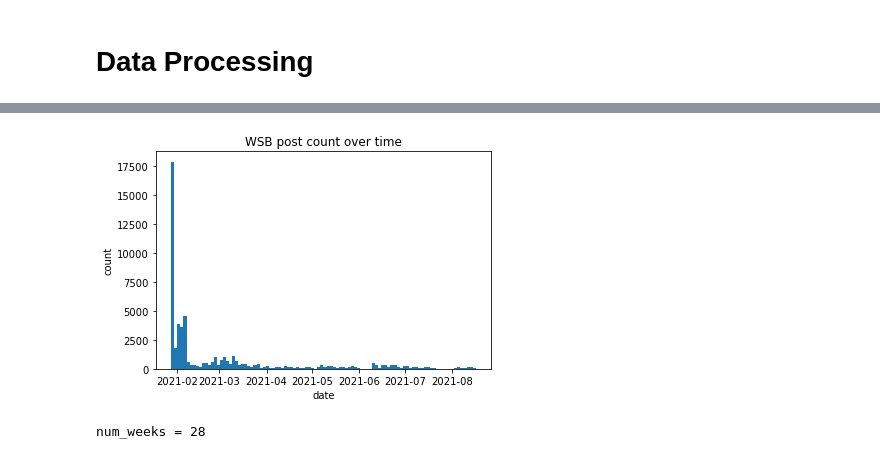
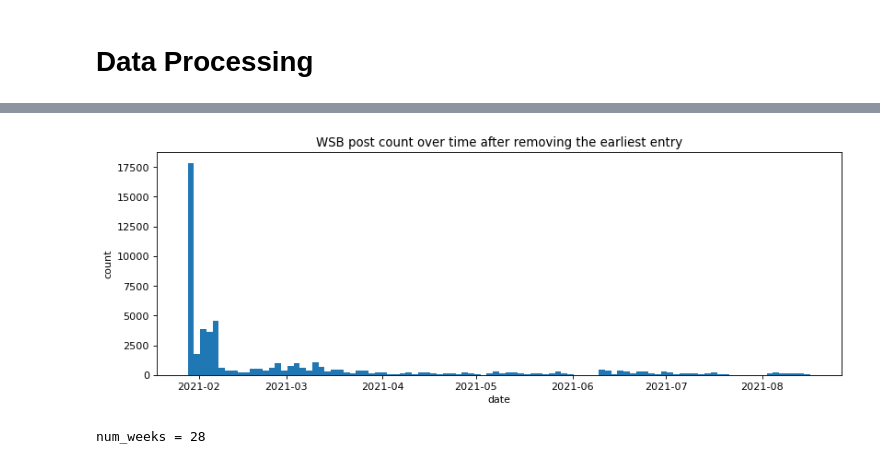
Before and after one commit to batuhanertas/crowdsourcing_project_2, a Jupyter notebook: Data_Processing.ipynb, the cells around one changed output, grey strips where cells are left out. Cells and saved outputs as stored; diff of their text form; code cells hidden in the pictures.

```diff
--- a/Data_Processing.ipynb
+++ b/Data_Processing.ipynb
@@ -54,13 +76,14 @@ plt.show()
 # %%
 wsb = wsb.iloc[1:]
 # %%
+figure(figsize=(12, 4), dpi=80)
 plt.hist(wsb.index, bins=100)
 plt.xlabel("date")
 plt.ylabel("count")
-plt.title("WSB post count over time")
+plt.title("WSB post count over time after removing the earliest entry")
 plt.show()
 # %% [output]
-[figure, old version]
+[figure, new version]
 # %%
 start = wsb.index[0]
 end = wsb.index[-1]
```
Also changed, not shown: parts of 6 cells of this notebook.
